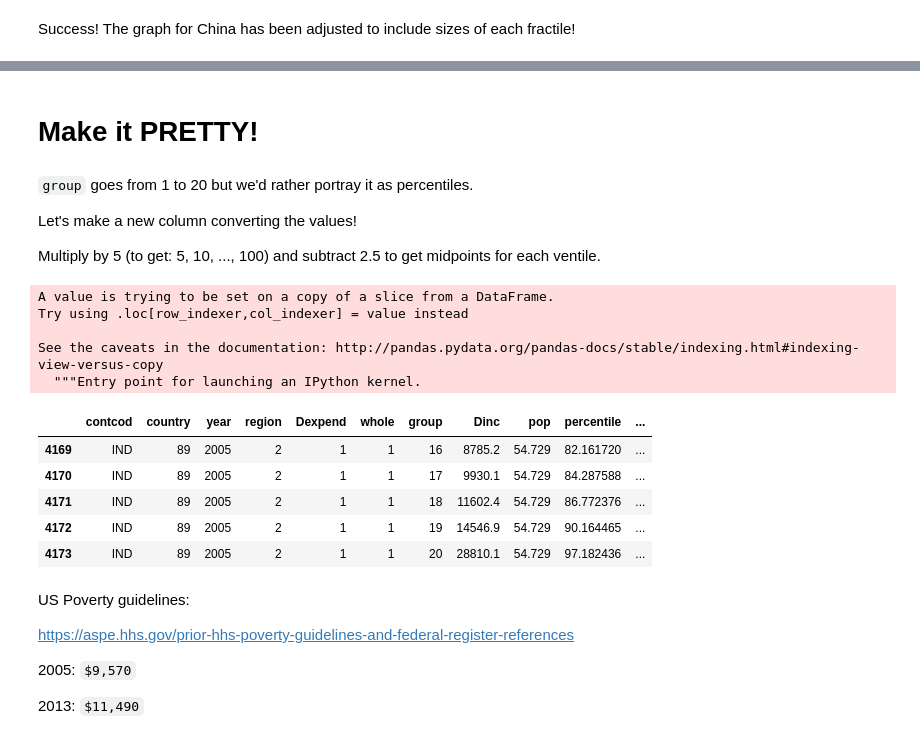
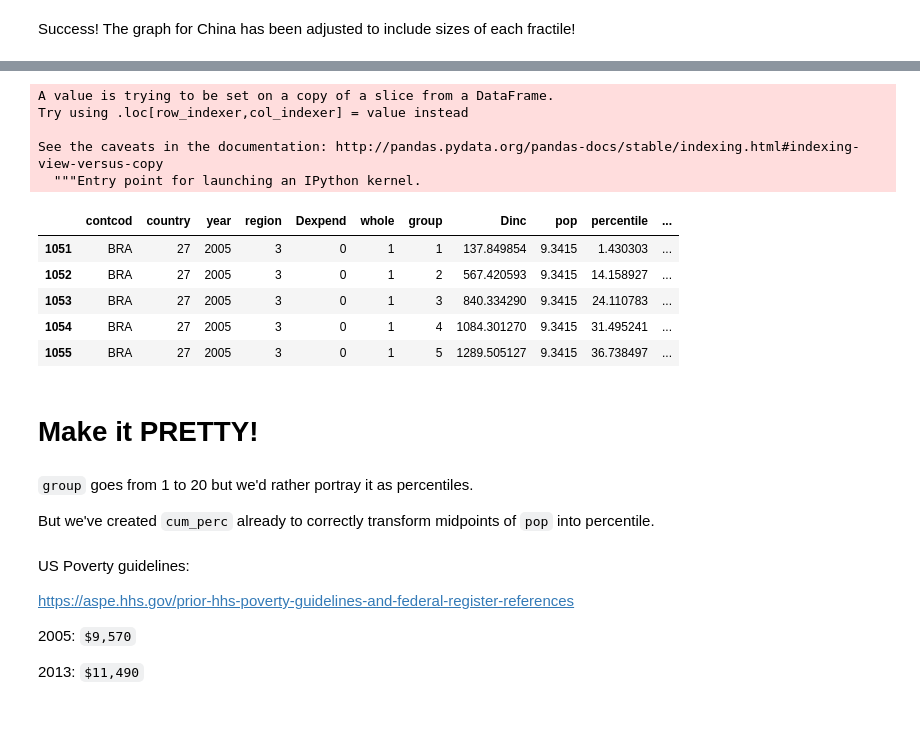
Before and after one commit to whyboris/Global-Income-Distribution, a Jupyter notebook: world_income_distribution.ipynb, the cells around one changed output, grey strips where cells are left out. Saved outputs shown, nothing was run; the diff lists cells and outputs as text; code cells hidden in the pictures.

```diff
--- a/world_income_distribution.ipynb
+++ b/world_income_distribution.ipynb
@@ -376,28 +415,26 @@ Success! The graph for China has been adjusted to include sizes of each fractile
+# %%
+only2005['cum_perc'] = only2005.apply(lambda x: create_cum_perc_column_apply(x['cum_pop'], x['pop'], x['contcod']), axis=1)
+# %% [output]
+A value is trying to be set on a copy of a slice from a DataFrame.
+Try using .loc[row_indexer,col_indexer] = value instead
+
+See the caveats in the documentation: http://pandas.pydata.org/pandas-docs/stable/indexing.html#indexing-view-versus-copy
+  """Entry point for launching an IPython kernel.
+# %%
+only2005.head(5)
+# %% [output]
+|  | contcod | country | year | region | Dexpend | whole | group | Dinc | pop | percentile | ... |
+| 1051 | BRA | 27 | 2005 | 3 | 0 | 1 | 1 | 137.849854 | 9.3415 | 1.430303 | ... |
+| 1052 | BRA | 27 | 2005 | 3 | 0 | 1 | 2 | 567.420593 | 9.3415 | 14.158927 | ... |
+| 1053 | BRA | 27 | 2005 | 3 | 0 | 1 | 3 | 840.334290 | 9.3415 | 24.110783 | ... |
+| 1054 | BRA | 27 | 2005 | 3 | 0 | 1 | 4 | 1084.301270 | 9.3415 | 31.495241 | ... |
+| 1055 | BRA | 27 | 2005 | 3 | 0 | 1 | 5 | 1289.505127 | 9.3415 | 36.738497 | ... |
 # %% [markdown]
 # Make it PRETTY!
 # %% [markdown]
 `group` goes from 1 to 20 but we'd rather portray it as percentiles.
 
-Let's make a new column converting the values!
-
-Multiply by 5 (to get: 5, 10, ..., 100) and subtract 2.5 to get midpoints for each ventile.
+But we've created `cum_perc` already to correctly transform midpoints of `pop` into percentile.
-# %%
-only2005['group_100'] = only2005.apply(lambda x: x['group'] * 5 - 2.5, axis=1)
-# %% [output]
-A value is trying to be set on a copy of a slice from a DataFrame.
-Try using .loc[row_indexer,col_indexer] = value instead
-
-See the caveats in the documentation: http://pandas.pydata.org/pandas-docs/stable/indexing.html#indexing-view-versus-copy
-  """Entry point for launching an IPython kernel.
-# %%
-only2005.tail(5)
-# %% [output]
-|  | contcod | country | year | region | Dexpend | whole | group | Dinc | pop | percentile | ... |
-| 4169 | IND | 89 | 2005 | 2 | 1 | 1 | 16 | 8785.2 | 54.729 | 82.161720 | ... |
-| 4170 | IND | 89 | 2005 | 2 | 1 | 1 | 17 | 9930.1 | 54.729 | 84.287588 | ... |
-| 4171 | IND | 89 | 2005 | 2 | 1 | 1 | 18 | 11602.4 | 54.729 | 86.772376 | ... |
-| 4172 | IND | 89 | 2005 | 2 | 1 | 1 | 19 | 14546.9 | 54.729 | 90.164465 | ... |
-| 4173 | IND | 89 | 2005 | 2 | 1 | 1 | 20 | 28810.1 | 54.729 | 97.182436 | ... |
 # %% [markdown]
 US Poverty guidelines:
 
```
Also changed, not shown: parts of 31 cells of this notebook.
